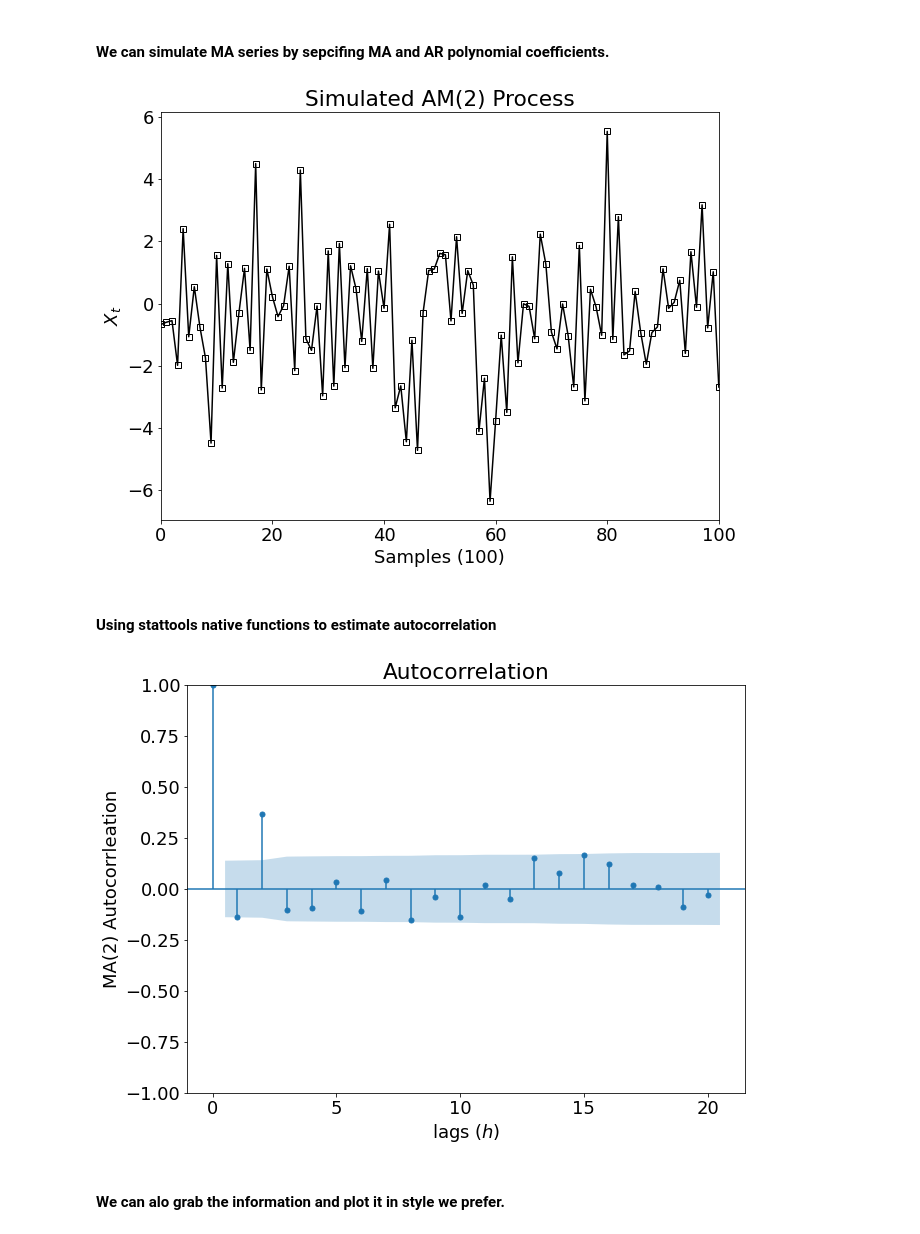
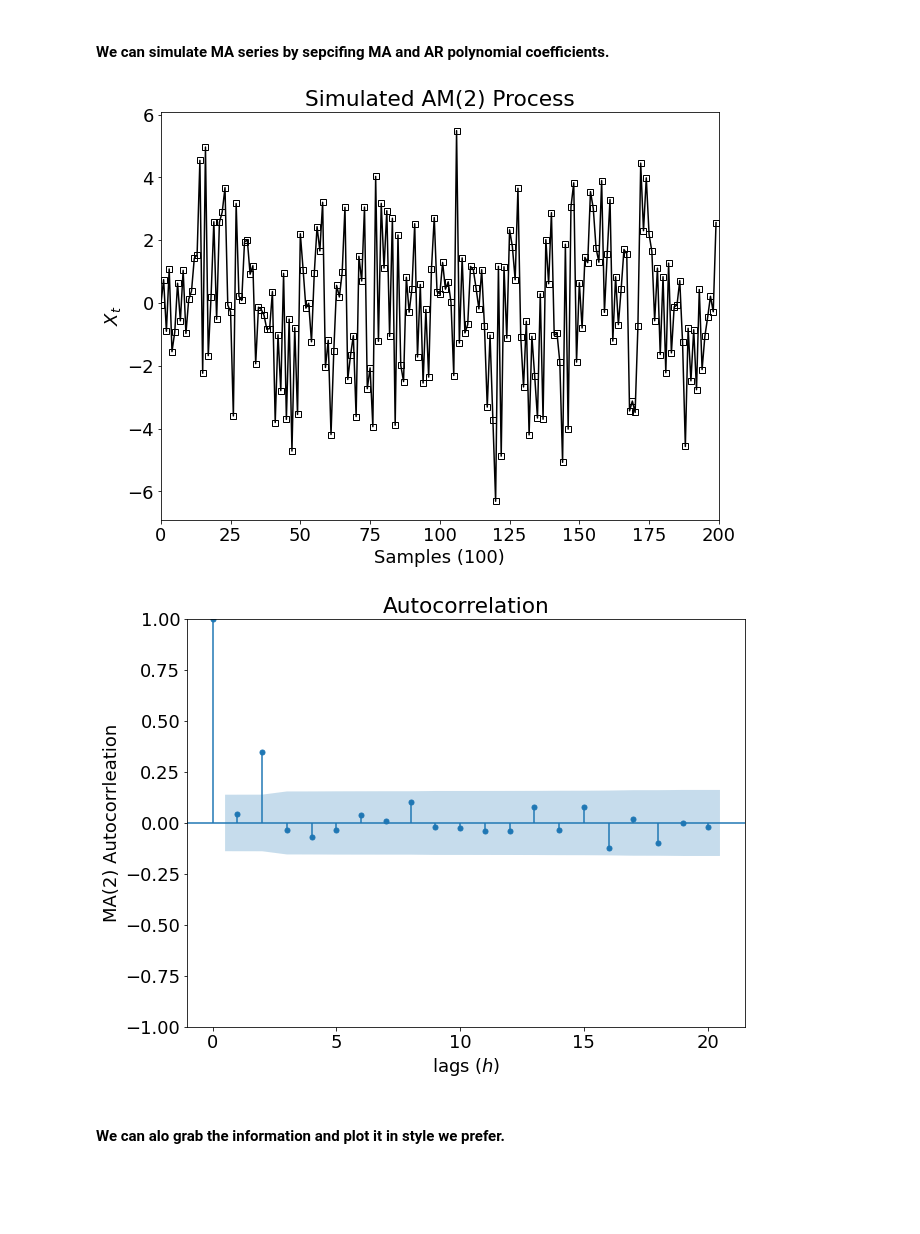
Before and after one commit to YassYe/Deeplearning-Workshops-FYP, a Jupyter notebook: Project2/TimeSeriesProject.ipynb, the cells around one changed output. Drawn from its saved outputs; the diff is of its cells as text; code cells hidden in the pictures; blank space fills up the shorter version.

Commit message:
added sections on ADF test, new data files and plots

```diff
--- a/Project2/TimeSeriesProject.ipynb
+++ b/Project2/TimeSeriesProject.ipynb
@@ -93,0 +129,13 @@ plt.show()
+# %%
+series = pd.read_csv(filepath+'/Data/passengerdata.csv', header=0, index_col=0)
+X = series.values
+X = np.asarray(X,dtype = float).squeeze()
+plt.rcParams.update({'font.size': 12})
+
+plt.plot( X,  "k", marker='s', markerfacecolor='none')
+plt.title('Melbourne Airport Outbound Flights')
+plt.ylabel("Passenger Number $P$")
+plt.xlabel("Time Index $(t)$")
+#save figure
+plt.savefig(figurepath+"/MelbAirport.pdf", format="pdf", bbox_inches="tight")
+plt.show()
@@ -96,31 +184,31 @@ plt.show()
 # %% [markdown]
 #### We can simulate MA series by sepcifing MA and AR polynomial coefficients.
 # %%
+plt.rcParams.update({'font.size': 18})
+
 ar1 = np.array([1,0])
 ma1 = np.array([1, 0, 2])
 ARMA_1 = ArmaProcess(ar1,ma1).generate_sample(nsample=200)
 # %%
 plt.plot( ARMA_1,  "k", marker='s', markerfacecolor='none')
 plt.title('Simulated AM(2) Process')
-plt.xlim([0,100])
+plt.xlim([0,200])
 plt.ylabel("$X_t$")
 plt.xlabel("Samples (100)")
 #save figure
 plt.savefig(figurepath+"/MA2.pdf", format="pdf", bbox_inches="tight")
 plt.show()
 # %% [output]
-[figure, old version]
+[figure, new version]
-# %% [markdown]
-#### Using stattools native functions to estimate autocorrelation
 # %%
+#plot ACVF
 plot_acf(ARMA_1, lags =20)
 plt.xlabel("lags $(h)$")
 plt.ylabel("MA(2) Autocorrleation")
 plt.savefig(figurepath+"/MA2corr.pdf", format="pdf", bbox_inches="tight")
-
 plt.show()
 # %% [output]
-[figure, old version]
+[figure, new version]
 # %% [markdown]
 #### We can alo grab the information and plot it in style we prefer.
 # %%
```
Also changed, not shown: parts of 31 cells of this notebook, 12 other files.
